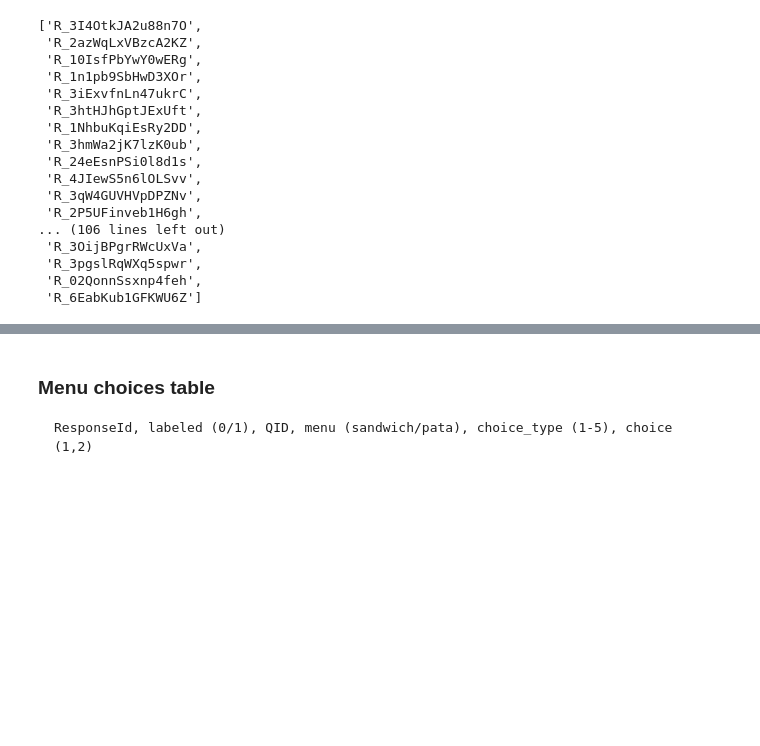
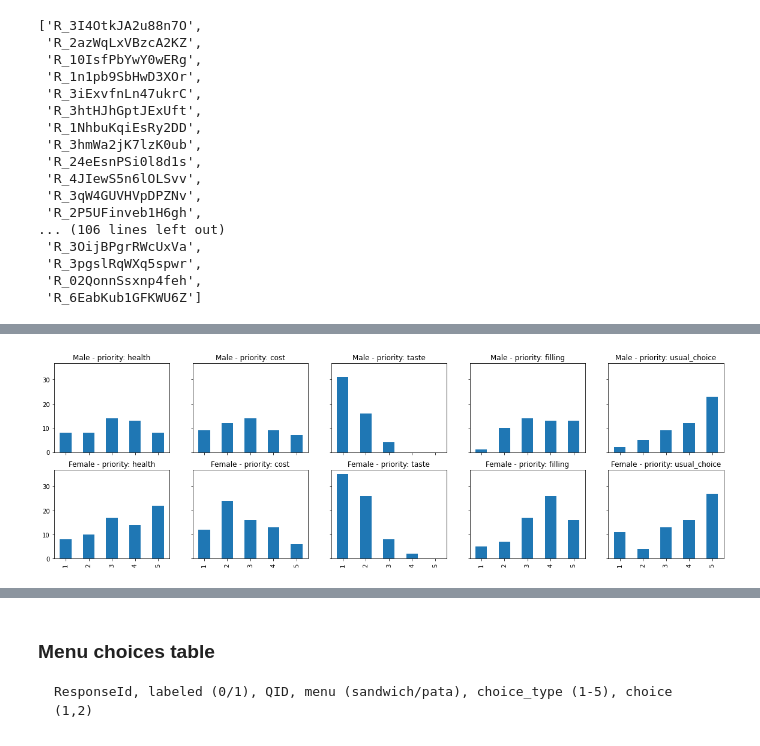
Before and after one commit to aberke/ff, a Jupyter notebook: data-analysis/online-survey-v0-probe.ipynb, the cells around one changed output, grey strips where cells are left out. Drawn from its saved outputs; the diff is of its cells as text; code cells hidden in the pictures; blank space fills up the shorter version.

```diff
--- a/data-analysis/online-survey-v0-probe.ipynb
+++ b/data-analysis/online-survey-v0-probe.ipynb
@@ -161,0 +229,12 @@ R_1QE4d9AOcRg1vSu failed Q_attn_2
+# %%
+priorities_N = len(recode_values['Q_priorities'])
+fig, axes = plt.subplots(2, priorities_N, figsize=(4*priorities_N, 3*2), sharey=True, sharex=True)
+for g, gender in enumerate(['Male','Female']):
+    g_df = respondent_df[respondent_df['gender']==gender]
+    for i, (p, priority) in enumerate(recode_values['Q_priorities'].items()):
+        Q_priority = 'Q_priorities_%s'%p
+        ax = axes[g][i]
+        ax.set_title('%s - priority: %s' % (gender, priority))
+        g_df[Q_priority].value_counts().sort_index().plot.bar(ax=ax)
+# %% [output]
+[figure, added]
```
Also changed, not shown: parts of 51 cells of this notebook.
